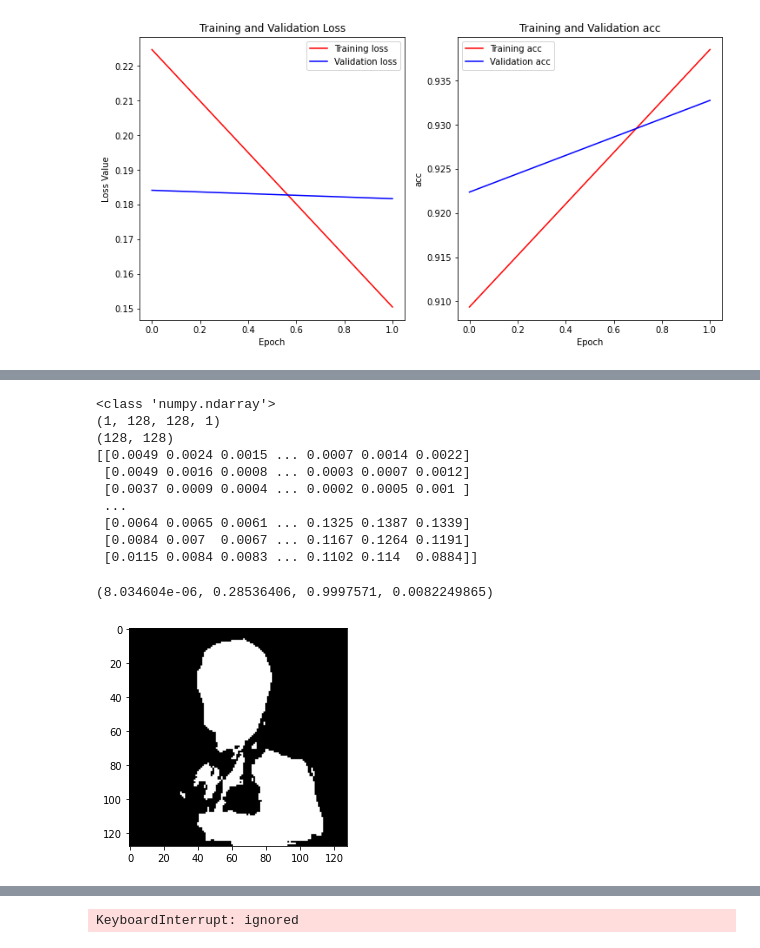
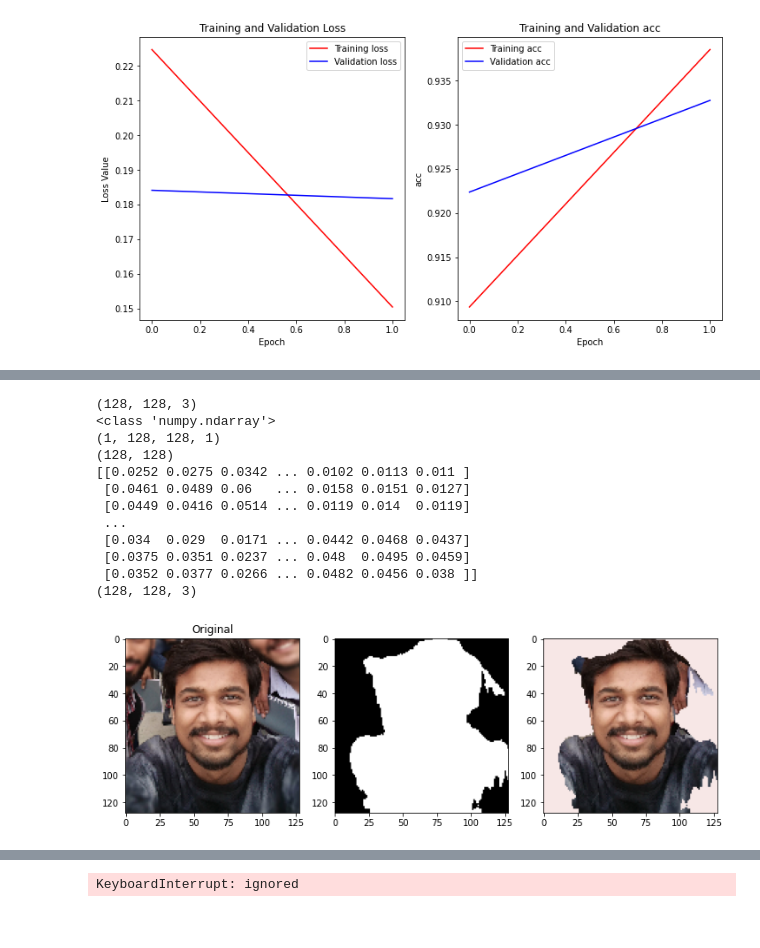
Before and after one commit to G0rav/Automatic_Background_Removal, a Jupyter notebook: Background_remover.ipynb, the cells around one changed output, grey strips where cells are left out. Cells and saved outputs as stored; diff of their text form; code cells hidden in the pictures.

```diff
--- a/Background_remover.ipynb
+++ b/Background_remover.ipynb
@@ -463,6 +473,0 @@ FileNotFoundError: ignored
-# %%
-im = load_img('/content/0_0000115.jpg', target_size=(128,128))
-im = np.array(im)/255
-print(im.shape)
-plt.imshow(im)
-plt.show()
@@ -502,3 +473,0 @@ p.min(),p.mean(),p.max(),np.median(p)
-# %%
-p[np.where(p>.5)] = 255
-p[np.where(p<.5)] = 0
@@ -510,6 +473,0 @@ plt.show()
-# %%
-im = load_img('/content/zoomed.jpg', target_size=(128,128))
-im = np.array(im)/255
-print(im.shape)
-plt.imshow(im)
-plt.show()
@@ -526,31 +473,0 @@ pred = model.predict(im)
-# %%
-print(type(pred))
-print(pred.shape)
-
-p = pred.copy()
-p = p.reshape(p.shape[1:-1])
-print(p.shape)
-print(p)
-# %% [output]
-<class 'numpy.ndarray'>
-(1, 128, 128, 1)
-(128, 128)
-[[0.0049 0.0024 0.0015 ... 0.0007 0.0014 0.0022]
- [0.0049 0.0016 0.0008 ... 0.0003 0.0007 0.0012]
- [0.0037 0.0009 0.0004 ... 0.0002 0.0005 0.001 ]
- ...
- [0.0064 0.0065 0.0061 ... 0.1325 0.1387 0.1339]
- [0.0084 0.007  0.0067 ... 0.1167 0.1264 0.1191]
- [0.0115 0.0084 0.0083 ... 0.1102 0.114  0.0884]]
-# %%
-p.min(),p.mean(),p.max(),np.median(p)
-# %% [output]
-(8.034604e-06, 0.28536406, 0.9997571, 0.0082249865)
-# %%
-p[np.where(p>.5)] = 255
-p[np.where(p<.5)] = 0
-# %%
-plt.imshow(p, cmap='gray')
-plt.show()
-# %% [output]
-[figure, removed]
@@ -556,0 +524,16 @@ plt.show()
+# %%
+plotimg('/content/IMG_20171123_091740.jpg')
+# %% [output]
+(128, 128, 3)
+<class 'numpy.ndarray'>
+(1, 128, 128, 1)
+(128, 128)
+[[0.0252 0.0275 0.0342 ... 0.0102 0.0113 0.011 ]
+ [0.0461 0.0489 0.06   ... 0.0158 0.0151 0.0127]
+ [0.0449 0.0416 0.0514 ... 0.0119 0.014  0.0119]
+ ...
+ [0.034  0.029  0.0171 ... 0.0442 0.0468 0.0437]
+ [0.0375 0.0351 0.0237 ... 0.048  0.0495 0.0459]
+ [0.0352 0.0377 0.0266 ... 0.0482 0.0456 0.038 ]]
+(128, 128, 3)
+[figure, added]
```
Also changed, not shown: parts of 21 cells of this notebook.
